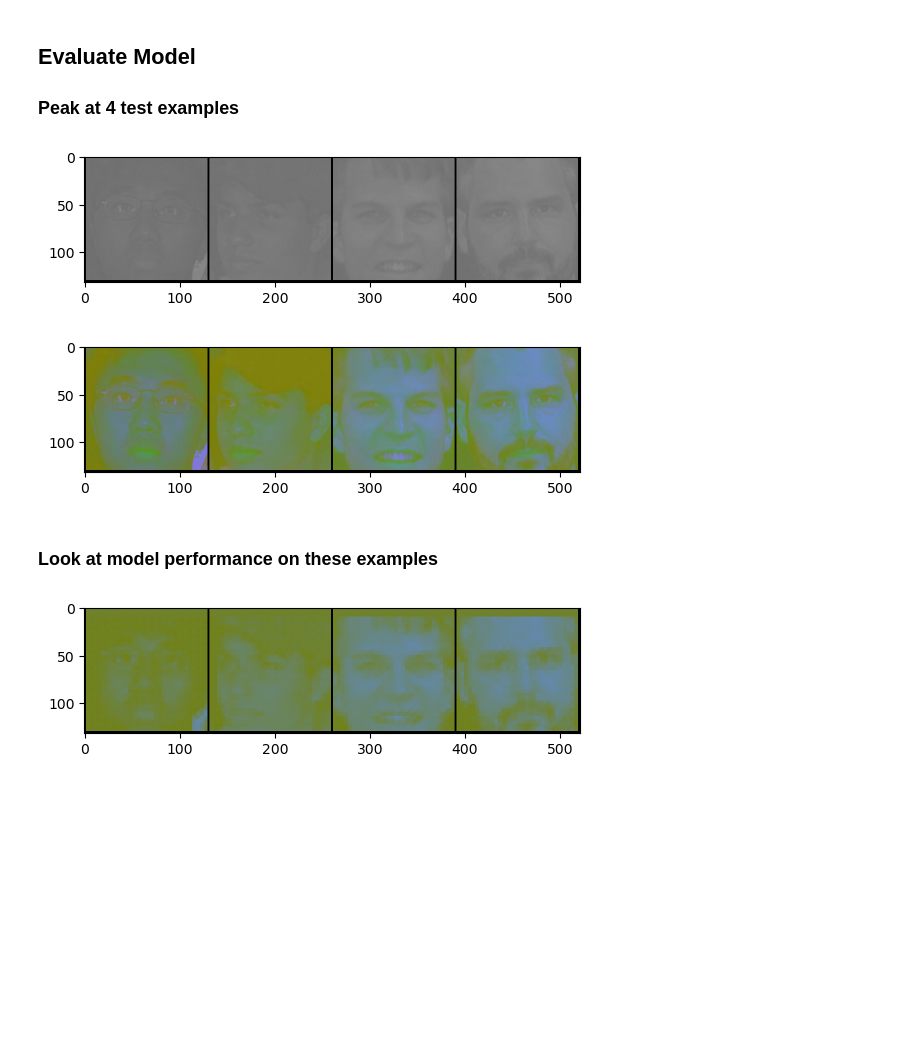
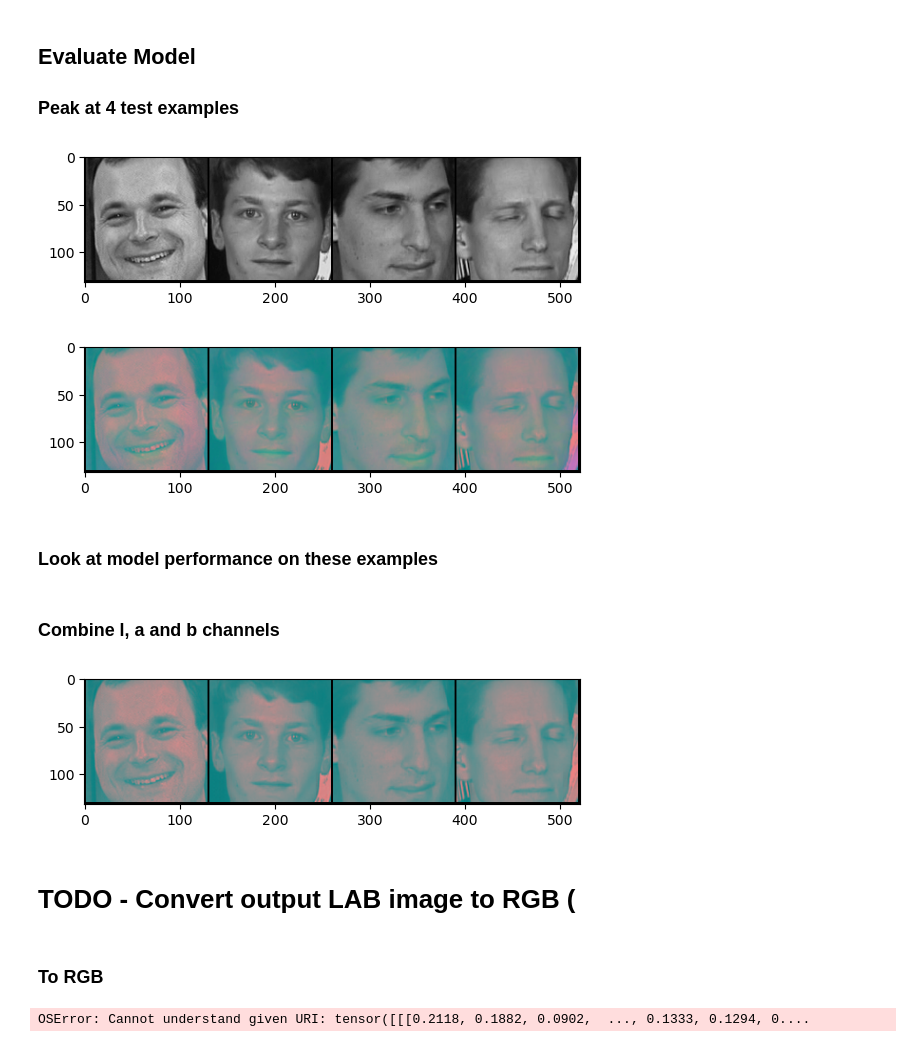
Before and after one commit to dipatidar/Deep-Colorization, a Jupyter notebook: Colorize.ipynb, the cells around one changed output. Saved outputs shown, nothing was run; the diff lists cells and outputs as text; code cells hidden in the pictures; blank space fills up the shorter version.

```diff
--- a/Colorize.ipynb
+++ b/Colorize.ipynb
@@ -86,25 +88,25 @@ class Net(nn.Module):
         super().__init__()
 
         self.downsample = nn.Sequential(
-            nn.Conv2d(1, 3, 3, 2, 1),
-            nn.BatchNorm2d(3),
+            nn.Conv2d(1, 8, 3, 2, 1),
+            nn.BatchNorm2d(8),
             nn.ReLU(),
-            nn.Conv2d(3, 3, 3, 2, 1),
-            nn.BatchNorm2d(3),
+            nn.Conv2d(8, 32, 3, 2, 1),
+            nn.BatchNorm2d(32),
             nn.ReLU(),
-            nn.Conv2d(3, 3, 3, 2, 1),
-            nn.BatchNorm2d(3),
+            nn.Conv2d(32, 128, 3, 2, 1),
+            nn.BatchNorm2d(128),
             nn.ReLU()
         )
 
         self.upsample = nn.Sequential(
-            nn.ConvTranspose2d(3, 3, 2, 2),
-            nn.BatchNorm2d(3),
+            nn.ConvTranspose2d(128, 32, 2, 2),
+            nn.BatchNorm2d(32),
             nn.ReLU(),
-            nn.ConvTranspose2d(3, 3, 2, 2),
-            nn.BatchNorm2d(3),
+            nn.ConvTranspose2d(32, 8, 2, 2),
+            nn.BatchNorm2d(8),
             nn.ReLU(),
-            nn.ConvTranspose2d(3, 3, 2, 2)
+            nn.ConvTranspose2d(8, 2, 2, 2)
         )
 
     def forward(self, x):
@@ -184,19 +186,52 @@ torch.save(net.state_dict(), PATH)
 ### Peak at 4 test examples
 # %%
 dataiter = iter(testloader)
-images, labels = dataiter.next()
+images_gray, images_color, images_ab = dataiter.next()
 
 # print images
-imshow(torchvision.utils.make_grid(images))
-imshow(torchvision.utils.make_grid(labels))
+imshow(torchvision.utils.make_grid(images_gray))
+imshow(torchvision.utils.make_grid(images_color))
 # %% [output]
-[figure, old version]
+[figure, new version]
-[figure, old version]
+[figure, new version]
 # %% [markdown]
 ### Look at model performance on these examples
 # %%
-outputs = net(images.to(device))
+outputs = net(images_gray.to(device)).cpu()
+# %% [markdown]
+### Combine l, a and b channels
+# %%
+outputs = torch.cat((images_gray, outputs), 1)
 # %%
-imshow(torchvision.utils.make_grid(outputs.cpu()))
+imshow(torchvision.utils.make_grid(outputs))
 # %% [output]
-[figure, old version]
+[figure, new version]
+# %% [markdown]
+# TODO - Convert output LAB image to RGB (
+# %% [markdown]
+### To RGB
+# %%
+images_RGB = []
+
+for output in outputs:
+    rgb = io.imread(output)
+    lab = color.rgb2lab(rgb)
+    x = torch.from_numpy(lab)
+    plt.imshow(x)
+    plt.show()
+#     img = output.detach().numpy()
+#     #convert image back to Height,Width,Channels
+#     img = np.transpose(img, (1,2,0))
+#     img = cv2.cvtColor(img, cv2.COLOR_LAB2RGB)
+#     #show the image
+#     plt.imshow(img)
+#     plt.show()
+#     output = torch.permute(output, (1, 2, 0))
+#     image_RGB = cv2.cvtColor(output.numpy(), cv2.COLOR_LAB2RGB)
+#     image_RGB = torch.tensor(image_RGB)
+#     image_RGB = torch.permute(image_RGB, (2, 0, 1))
+#     images_RGB.append(image_RGB.numpy())
+
+images_RGB = torch.tensor(np.array(images_RGB))
+# %% [output]
+OSError: Cannot understand given URI: tensor([[[0.2118, 0.1882, 0.0902,  ..., 0.1333, 0.1294, 0....
```
Also changed, not shown: parts of 11 cells of this notebook.
